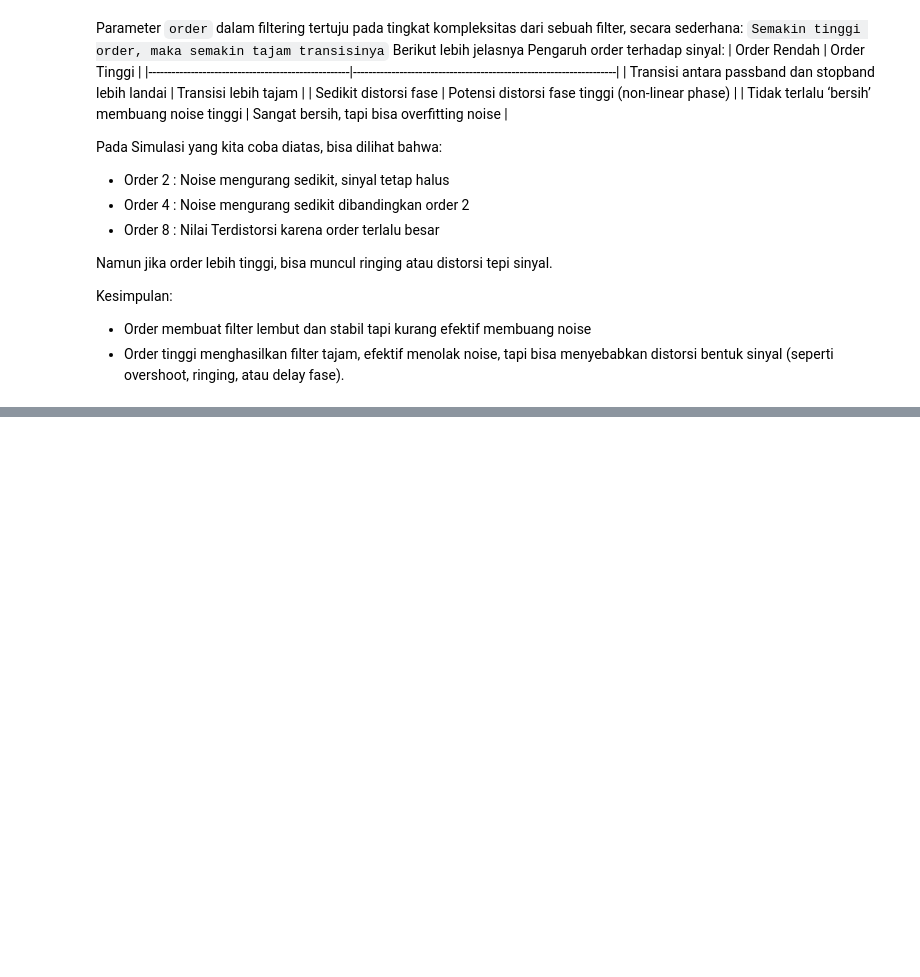
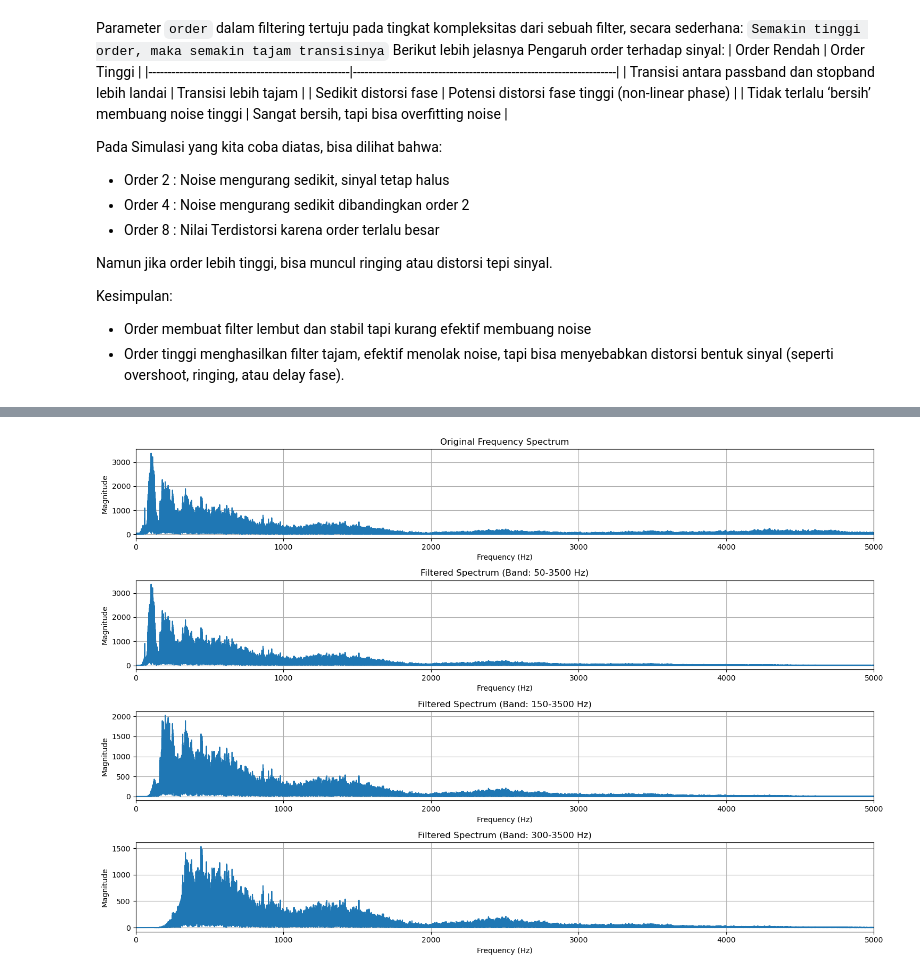
Before and after one commit to akuayip/Tugas-belajar, a Jupyter notebook: 2025/PSD/122140083_ho2.ipynb, the cells around one changed output, grey strips where cells are left out. Saved outputs shown, nothing was run; the diff lists cells and outputs as text; code cells hidden in the pictures; blank space fills up the shorter version.

```diff
--- a/2025/PSD/122140083_ho2.ipynb
+++ b/2025/PSD/122140083_ho2.ipynb
@@ -277,0 +302,72 @@ plt.show()
+# %%
+import numpy as np
+import scipy.signal as signal
+import scipy.io.wavfile as wavfile
+import matplotlib.pyplot as plt
+
+# Load audio file
+sample_rate, audio = wavfile.read('rekamanarieffiks.wav')
+
+# Convert to mono if stereo
+if len(audio.shape) > 1:
+    audio = audio[:, 0]
+
+# Normalize audio
+audio = audio / np.max(np.abs(audio))
+
+# Calculate FFT for original signal
+n = len(audio)
+freq = np.fft.rfftfreq(n, d=1/sample_rate)
+fft_audio = np.abs(np.fft.rfft(audio))
+
+# Define three different bandpass filters
+filters = [
+
+    {'lowcut': 50, 'highcut': 3500, 'order': 4},
+    {'lowcut': 150, 'highcut': 3500, 'order': 4},
+    {'lowcut': 300, 'highcut': 3500, 'order': 4}
+]
+
+# Create subplots
+plt.figure(figsize=(15, 10))
+
+# Plot original frequency spectrum
+plt.subplot(4, 1, 1)
+plt.plot(freq, fft_audio)
+plt.title('Original Frequency Spectrum')
+plt.xlabel('Frequency (Hz)')
+plt.ylabel('Magnitude')
+plt.grid(True)
+plt.xlim(0, 5000)  # Limit x-axis for better visualization
+
+# Apply and plot each filter
+for i, filt in enumerate(filters, 1):
+    # Create and apply bandpass filter
+    nyq = 0.5 * sample_rate
+    low = filt['lowcut'] / nyq
+    high = filt['highcut'] / nyq
+    b, a = signal.butter(filt['order'], [low, high], btype='band')
+    filtered_audio = signal.filtfilt(b, a, audio)
+
+    # Calculate FFT for filtered signal
+    fft_filtered = np.abs(np.fft.rfft(filtered_audio))
+
+    # Plot filtered frequency spectrum
+    plt.subplot(4, 1, i+1)
+    plt.plot(freq, fft_filtered)
+    plt.title(f'Filtered Spectrum (Band: {filt["lowcut"]}-{filt["highcut"]} Hz)')
+    plt.xlabel('Frequency (Hz)')
+    plt.ylabel('Magnitude')
+    plt.grid(True)
+    plt.xlim(0, 5000)  # Limit x-axis for better visualization
+
+plt.tight_layout()
+plt.show()
+
+# Save all three filtered audio versions
+for i, filt in enumerate(filters):
+    wavfile.write(f'filtered_audio_{filt["lowcut"]}-{filt["highcut"]}Hz.wav',
+                 sample_rate,
+                 (filtered_audio * 32767).astype(np.int16))
+# %% [output]
+[figure, added]
```
Also changed, not shown: parts of 14 cells of this notebook, 5 other files.
